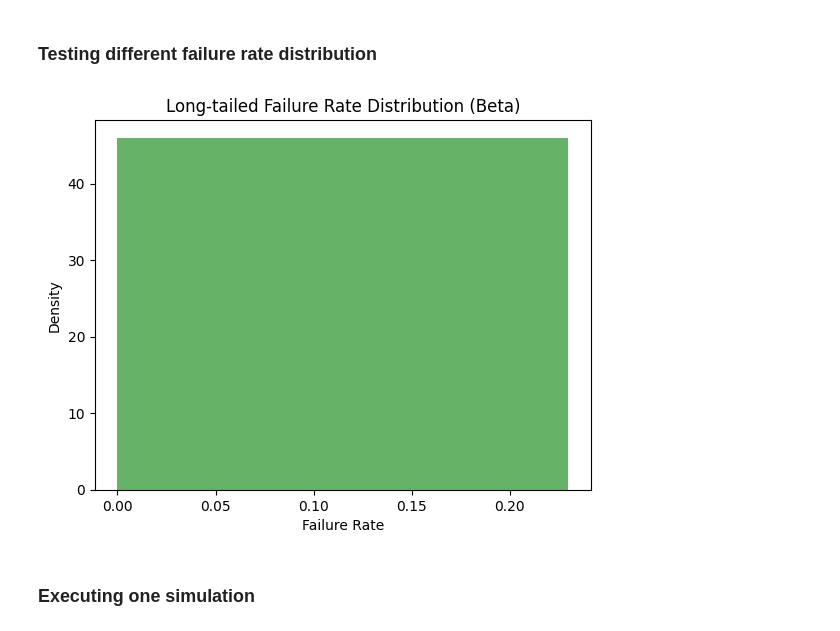
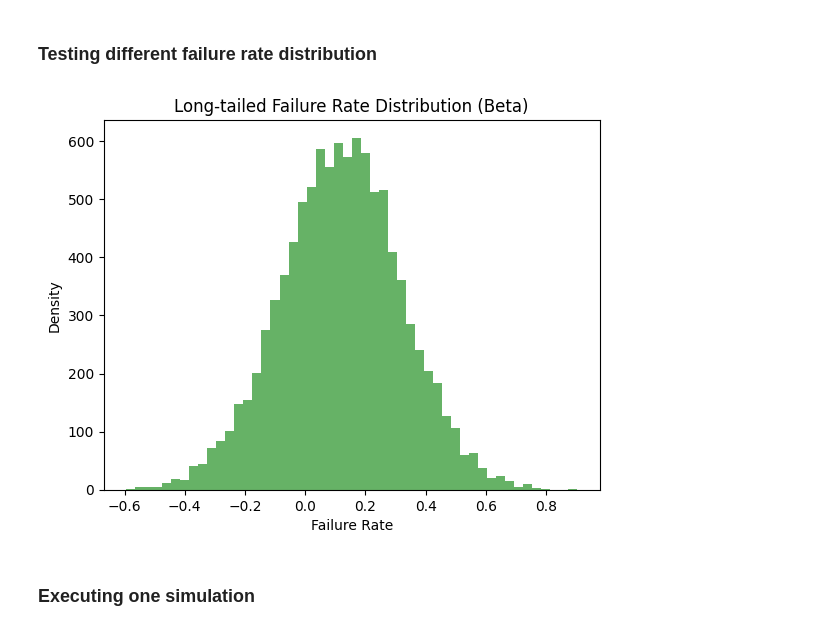
Before and after one commit to RedChainLab/Reliability-Is-Blind-Collective-Incentives, a Jupyter notebook: 2024-08-22_Simulation_Scope/01-Simulation-Environment.ipynb, the cells around one changed output. Drawn from its saved outputs; the diff is of its cells as text; code cells hidden in the pictures.

```diff
--- a/2024-08-22_Simulation_Scope/01-Simulation-Environment.ipynb
+++ b/2024-08-22_Simulation_Scope/01-Simulation-Environment.ipynb
@@ -80,26 +81,53 @@ MONTE_CARLO_RUNS = 100  # Number of Monte Carlo simulations
 # %% [markdown]
 ### Testing different failure rate distribution
-# %%
-# Testing normal distribution --------------------------------------
-# p_fail_distribution = np.random.lognormal(-2, 0.8, 10000)
-# Testing continuous distribution ----------------------------------
-# It seems that for a continuous distribution going from 0 to 0.3605 is the tipping point to ruining everyone
-# This correspond to an average actor failure rate of 0.18025
-# We notice that almost all actors are being evicted from the system at around task 600, until there is only 4 actors left.
-# It seems that if one of those actors is faulty, the system never recovers, but if we reach that point with only reliable actors,
-# then the system progressively recovers and then grows up to new highs.
-p_fail_distribution = [i/10000.0 for i in range(2300)]
-# Let's test that theory with another distribution giving the same average actor failure rate
-# p_fail_distribution = [0 for _ in range(1000)] + [1 for _ in range(1500)]
-
-# Plotting test distribution
-plt.hist(p_fail_distribution, bins=50, density=False, alpha=0.6, color='g')
-plt.title("Long-tailed Failure Rate Distribution (Beta)")
-plt.xlabel("Failure Rate")
-plt.ylabel("Density")
-plt.show()
-# %% [output]
-[figure, removed]
+# %%
+# Testing normal distribution ------------------------------------------
+# Using a normal distribution with mean 0.18 (average failure rate) and a small std dev of 0.05
+mu, sigma = 0.12, 0.2
+p_fail_distribution = np.random.normal(mu, sigma, 10000)
+
+
+# Testing log normal distribution --------------------------------------
+# p_fail_distribution = np.random.lognormal(-1, 2, 10000)
+
+# Testing exponential distribution -------------------------------------
+# Using an exponential distribution with lambda parameter (rate of failure occurrence)
+lambda_exponential = 1.0 / 6.0  # Mean time between failures (inverse of average failure rate)
+# p_fail_distribution = np.random.exponential(lambda_exponential, 10000)
+
+# Testing poisson distribution -----------------------------------------
+# Using a Poisson distribution with lambda parameter (average rate of occurrence of failures)
+# Poisson distribution is a discrete distribution, so we can't use it directly for failure rates
+# lambda_poisson = 0.18  # Average actor failure rate
+# p_fail_distribution = np.random.poisson(lambda_poisson, 10000)
+
+# Testing pareto distribution ------------------------------------------
+# Using a Pareto distribution with shape parameter `b=2` (the smaller the shape, the heavier the tail)
+b = 0.5
+scale = 0.001  # Set scale to reflect the typical range of values around the failure rate
+# p_fail_distribution = pareto.rvs(b, scale=scale, size=10000)
+
+# Testing continuous distribution ----------------------------------
+# p_fail_distribution = [i/10000.0 for i in range(2200)]
+# It seems that for a continuous distribution going from 0 to 0.3605 is the tipping point to ruining everyone
+# This correspond to an average actor failure rate of 0.18025
+# We notice that almost all actors are being evicted from the system at around task 600, until there is only 4 actors left.
+# It seems that if one of those actors is faulty, the system never recovers, but if we reach that point with only reliable actors,
+# then the system progressively recovers and then grows up to new highs.
+
+# Testing binary distribution (0 or 1) ------------------------------
+# p_fail_distribution = [0 for _ in range(1000)] + [1 for _ in range(1500)]
+# We try to get the same average failure rate as the continuous distribution, but with a binary distribution
+# Not the same behaviour, tt seem that the average actor failure rate is not the most important factor ?
+
+# Plotting test distribution
+plt.hist(p_fail_distribution, bins=50, density=False, alpha=0.6, color='g')
+plt.title("Long-tailed Failure Rate Distribution (Beta)")
+plt.xlabel("Failure Rate")
+plt.ylabel("Density")
+plt.show()
+# %% [output]
+[figure, added]
 # %% [markdown]
 ### Executing one simulation
 # %%
```
Also changed, not shown: parts of 9 cells of this notebook.
